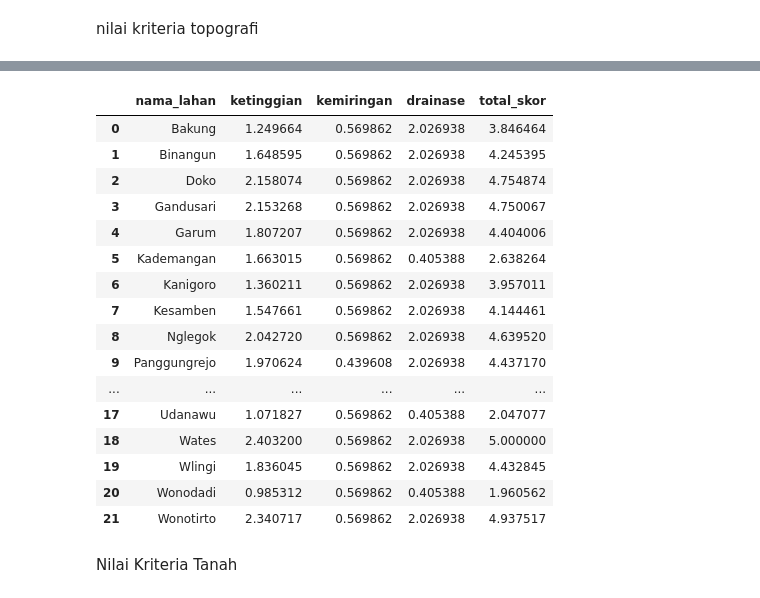
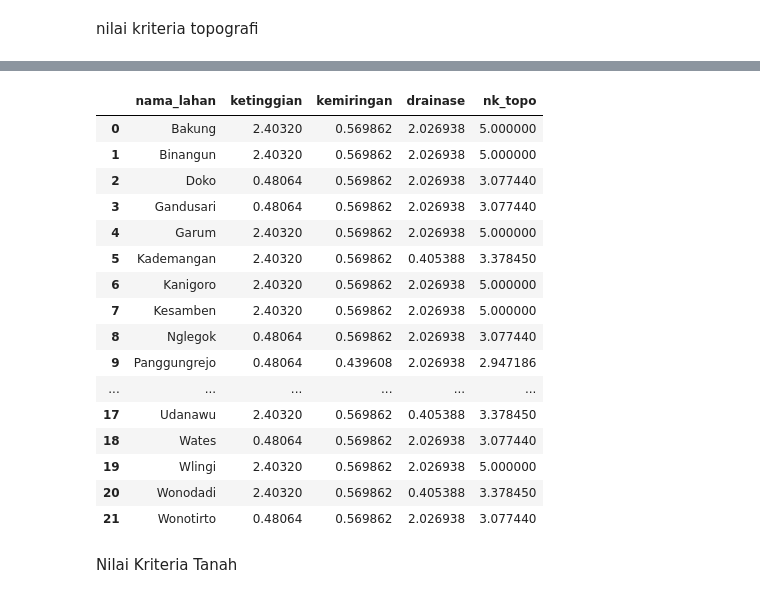
Before and after one commit to rizkyyurdan26/ahp_pm, a Jupyter notebook: DSS_Combine.ipynb, the cells around one changed output, grey strips where cells are left out. Saved outputs shown, nothing was run; the diff lists cells and outputs as text; code cells hidden in the pictures.

```diff
--- a/DSS_Combine.ipynb
+++ b/DSS_Combine.ipynb
@@ -363,3 +365,17 @@ Bobot konsisten
+# %%
+import pandas as pd
+
+#import dataset varietas
+df_varietas_iklim = pd.read_excel('./dataset/split_data/varietas_iklim.xlsx')
+df_varietas_topo = pd.read_excel('./dataset/split_data/varietas_topografi.xlsx')
+df_varietas_tanah = pd.read_excel('./dataset/split_data/varietas_tanah.xlsx')
+
+#import dataset lahan
+df_lahan_iklim = pd.read_excel('./dataset/split_data/lahan_iklim.xlsx')
+df_lahan_topo = pd.read_excel('./dataset/split_data/lahan_topografi.xlsx')
+df_lahan_tanah = pd.read_excel('./dataset/split_data/lahan_tanah.xlsx')
+
+define_varietas = "V3"
 # %% [markdown]
 Interpolasi Iklim
 # %%
@@ -435,11 +442,6 @@ Hasil Skor Interpolasi Iklim untuk Varietas V5:
 # %% [markdown]
 Interpolasi topografi
 # %%
-import pandas as pd
-
-df_varietas = pd.read_excel('./dataset/split_data/varietas_topografi.xlsx')
-
-df_lahan = pd.read_excel('./dataset/split_data/lahan_topografi.xlsx')
 
 def interpolasi_ketinggian(x, min_val,max_val):
     if  min_val <= x <= max_val:
@@ -466,7 +468,7 @@ def interpolasi_drainase(x, value):
         return 1
 
 def topografi(row, jenis_varietas):
-    var_data = df_varietas[df_varietas['jenis_varietas'] == jenis_varietas].iloc[0]
+    var_data = df_varietas_topo[df_varietas_topo['jenis_varietas'] == jenis_varietas].iloc[0]
 
     hasil = {
         'ketinggian': interpolasi_ketinggian(row['ketinggian'], var_data['ketinggian_min'], var_data['ketinggian_max']),
@@ -477,16 +479,14 @@ def topografi(row, jenis_varietas):
     return hasil
 
 #Penggunaan
-define_row="V5"
+def hitung_skor(row):
+    return topografi(row, define_varietas)
 
-def hitung_skor(row):
-    return topografi(row, define_row)
-
-lahan_scores = df_lahan.apply(hitung_skor, axis=1)
+lahan_scores = df_lahan_topo.apply(hitung_skor, axis=1)
 
 # Menampilkan DataFrame hasil dengan nama lahan dan skor interpolasi
-interpolasi_topo = pd.concat([df_lahan['nama_lahan'], lahan_scores.apply(pd.Series)], axis=1)
+interpolasi_topo = pd.concat([df_lahan_topo['nama_lahan'], lahan_scores.apply(pd.Series)], axis=1)
 
-print(f"Hasil Skor Interpolasi Topografi untuk Varietas: {define_row}")
+print(f"Hasil Skor Interpolasi Topografi untuk Varietas: {define_varietas}")
 interpolasi_topo
 # %% [output]
@@ -613,7 +606,7 @@ Hasil Skor Interpolasi Tanah untuk Varietas: V5:
 Nilai Kriteria Iklim
 # %%
 #bobot ahp sub parameter iklim
-bobot_iklim = pd.read_excel('./dataset/bobot_ahp/parameter_iklim.xlsx')
+bobot_iklim = df_output_iklim
 bobot_iklim_dict = bobot_iklim.set_index('Label')['Weight'].to_dict()
 bobot_iklim_dict
 # %% [output]
@@ -652,7 +645,8 @@ nk_iklim
 # %% [markdown]
 nilai kriteria topografi
 # %%
-bobot_topo = pd.read_excel('./dataset/bobot_ahp/parameter_topografi.xlsx')
+#bobot ahp topografi
+bobot_topo = df_output_topo
 bobot_topo_dict = bobot_topo.set_index('Label')['Weight'].to_dict()
 bobot_topo_dict
 # %% [output]
@@ -662,31 +656,31 @@ bobot_topo_dict
 # %%
 nk_topografi = interpolasi_topo.copy()
 
 for kolom in ['ketinggian','kemiringan','drainase']:
     nk_topografi[kolom] = nk_topografi[kolom] * bobot_topo_dict[kolom]
 
 # Menambahkan kolom 'total_skor' yang berisi jumlah dari kolom yang telah dikalikan bobot
-nk_topografi['total_skor'] = nk_topografi[['ketinggian','kemiringan','drainase']].sum(axis=1)
+nk_topografi['nk_topo'] = nk_topografi[['ketinggian','kemiringan','drainase']].sum(axis=1)
 
 nk_topografi
 # %% [output]
-|  | nama_lahan | ketinggian | kemiringan | drainase | total_skor |
-| 0 | Bakung | 1.249664 | 0.569862 | 2.026938 | 3.846464 |
-| 1 | Binangun | 1.648595 | 0.569862 | 2.026938 | 4.245395 |
-| 2 | Doko | 2.158074 | 0.569862 | 2.026938 | 4.754874 |
-| 3 | Gandusari | 2.153268 | 0.569862 | 2.026938 | 4.750067 |
-| 4 | Garum | 1.807207 | 0.569862 | 2.026938 | 4.404006 |
-| 5 | Kademangan | 1.663015 | 0.569862 | 0.405388 | 2.638264 |
-| 6 | Kanigoro | 1.360211 | 0.569862 | 2.026938 | 3.957011 |
-| 7 | Kesamben | 1.547661 | 0.569862 | 2.026938 | 4.144461 |
-| 8 | Nglegok | 2.042720 | 0.569862 | 2.026938 | 4.639520 |
-| 9 | Panggungrejo | 1.970624 | 0.439608 | 2.026938 | 4.437170 |
+|  | nama_lahan | ketinggian | kemiringan | drainase | nk_topo |
+| 0 | Bakung | 2.40320 | 0.569862 | 2.026938 | 5.000000 |
+| 1 | Binangun | 2.40320 | 0.569862 | 2.026938 | 5.000000 |
+| 2 | Doko | 0.48064 | 0.569862 | 2.026938 | 3.077440 |
+| 3 | Gandusari | 0.48064 | 0.569862 | 2.026938 | 3.077440 |
+| 4 | Garum | 2.40320 | 0.569862 | 2.026938 | 5.000000 |
+| 5 | Kademangan | 2.40320 | 0.569862 | 0.405388 | 3.378450 |
+| 6 | Kanigoro | 2.40320 | 0.569862 | 2.026938 | 5.000000 |
+| 7 | Kesamben | 2.40320 | 0.569862 | 2.026938 | 5.000000 |
+| 8 | Nglegok | 0.48064 | 0.569862 | 2.026938 | 3.077440 |
+| 9 | Panggungrejo | 0.48064 | 0.439608 | 2.026938 | 2.947186 |
 | ... | ... | ... | ... | ... | ... |
-| 17 | Udanawu | 1.071827 | 0.569862 | 0.405388 | 2.047077 |
-| 18 | Wates | 2.403200 | 0.569862 | 2.026938 | 5.000000 |
-| 19 | Wlingi | 1.836045 | 0.569862 | 2.026938 | 4.432845 |
-| 20 | Wonodadi | 0.985312 | 0.569862 | 0.405388 | 1.960562 |
-| 21 | Wonotirto | 2.340717 | 0.569862 | 2.026938 | 4.937517 |
+| 17 | Udanawu | 2.40320 | 0.569862 | 0.405388 | 3.378450 |
+| 18 | Wates | 0.48064 | 0.569862 | 2.026938 | 3.077440 |
+| 19 | Wlingi | 2.40320 | 0.569862 | 2.026938 | 5.000000 |
+| 20 | Wonodadi | 2.40320 | 0.569862 | 0.405388 | 3.378450 |
+| 21 | Wonotirto | 0.48064 | 0.569862 | 2.026938 | 3.077440 |
 # %% [markdown]
 Nilai Kriteria Tanah
 # %%
```
Also changed, not shown: parts of 18 cells of this notebook.
